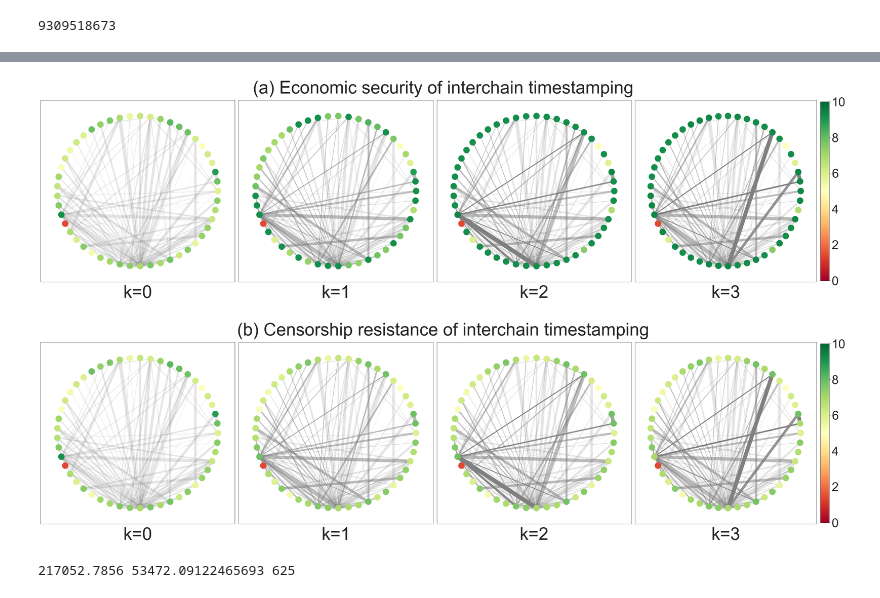
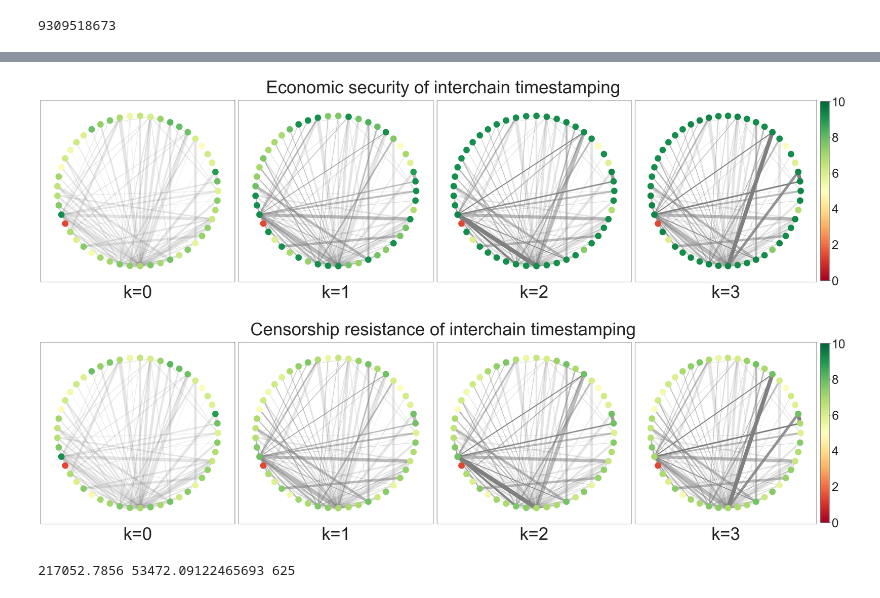
Before and after one commit to babylonchain/mapofzones-crawler, a Jupyter notebook: analysis.ipynb, the cells around one changed output, grey strips where cells are left out. Cells and saved outputs as stored; diff of their text form; code cells hidden in the pictures.

```diff
--- a/analysis.ipynb
+++ b/analysis.ipynb
@@ -204,7 +204,7 @@ def draw_map_of_zones_economic_security(G, cutoffs=[0,1,2,3]):
     # cbar = plt.colorbar(nc, format=ticker.FuncFormatter(fmt),fraction=0.046, pad=0.02)
     cbar = fig.colorbar(nc,fraction=0.046, pad=0.02)
     cbar.ax.tick_params(labelsize=35)
-    fig.suptitle("(a) Economic security of interchain timestamping", fontsize=50)
+    fig.suptitle("Economic security of interchain timestamping", fontsize=50)
 
     plt.tight_layout()
     plt.savefig('../../Babylon/mesh-security-paper/figures/zones-summary-economic-security.pdf')
@@ -228,36 +228,36 @@ def draw_map_of_zones_censorship_resistance(G, cutoffs=[0,1,2,3]):
         # weight of each edge, i.e., normalised frequency of the channel
         edge_weights = [math.log10(get_frequency(edge[0], edge[1]))*5 for edge in G.edges(data='weight')]
 
         # pos = nx.nx_agraph.pygraphviz_layout(G)
         # pos = nx.spring_layout(G, k=20, iterations=20)
         nx.draw_networkx_edges(G, pos, width=edge_weights, alpha=0.2, edge_color='grey')
         nc = nx.draw_networkx_nodes(G, pos, node_labels, node_color=node_weights, cmap=cmap, vmin=0, vmax=10)
 
         # labels = nx.draw_networkx_labels(G,pos,node_labels,font_size=16,font_color='r')
 
         # use transparency to indicate edges that provide security for zones
         if cutoff > 0:
             for path in heaviest_paths:
                 for x, y in zip(path, path[1:]):
                     edge_weight = math.log10(get_frequency(x, y))*5
                     nx.draw_networkx_edges(G, pos, edgelist=[[x,y]], alpha = 0.4, width=[edge_weight], edge_color='grey')
 
         plt.title('k=%d' % (cutoff), fontsize=50, y=-0.1)
 
     # cbar = plt.colorbar(nc, format=ticker.FuncFormatter(fmt),fraction=0.046, pad=0.02)
     cbar = fig.colorbar(nc,fraction=0.046, pad=0.02)
     cbar.ax.tick_params(labelsize=35)
 
-    fig.suptitle("(b) Censorship resistance of interchain timestamping", fontsize=50)
+    fig.suptitle("Censorship resistance of interchain timestamping", fontsize=50)
     plt.tight_layout()
     plt.savefig('../../Babylon/mesh-security-paper/figures/zones-summary-censorship-resistance.pdf')
     plt.show()
 
 draw_map_of_zones_economic_security(G)
 draw_map_of_zones_censorship_resistance(G)
 # %% [output]
-[figure, old version]
+[figure, new version]
-[figure, old version]
+[figure, new version]
 # %%
 gas_usage = []
 pattern = re.compile(" gas_used=\d* ")
```
Also changed, not shown: parts of 1 cell of this notebook.
